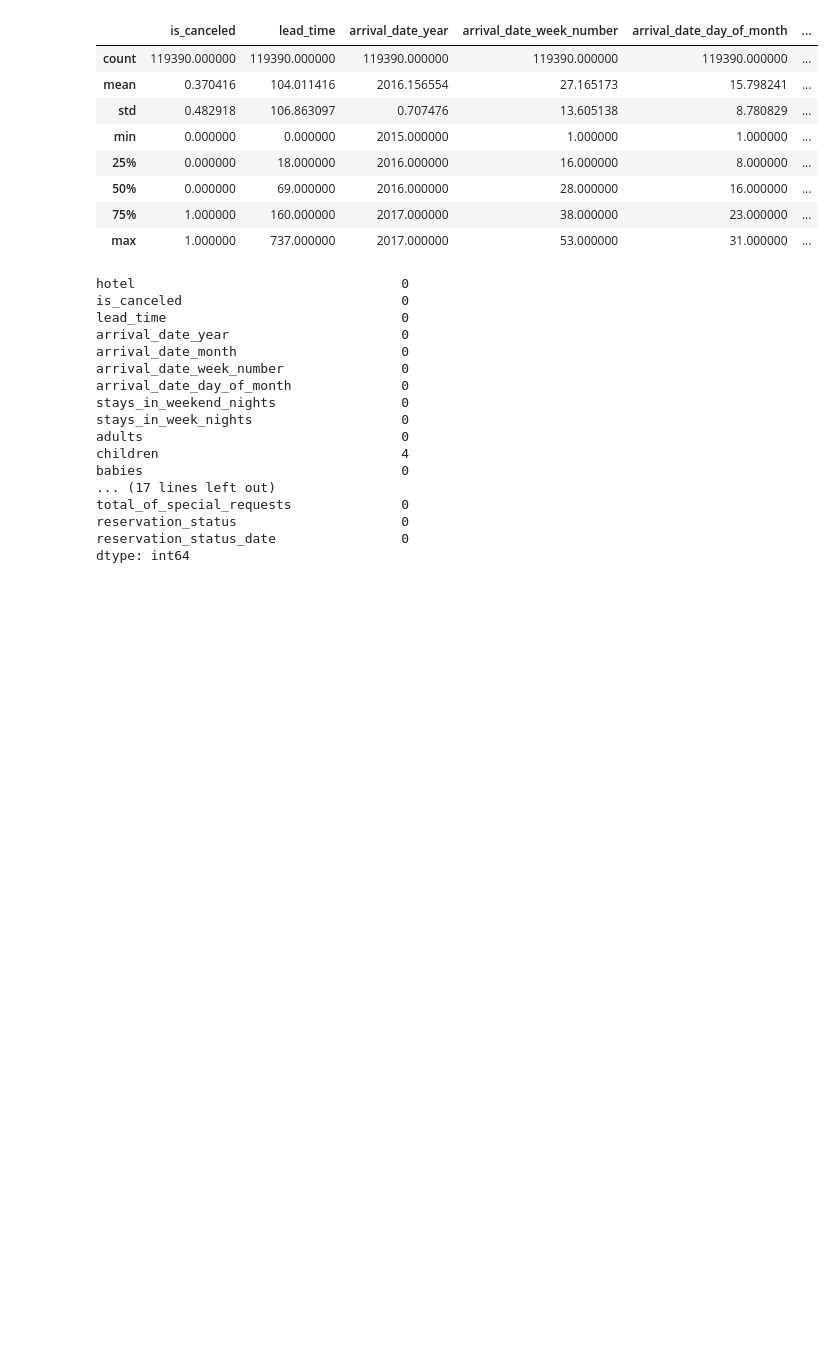
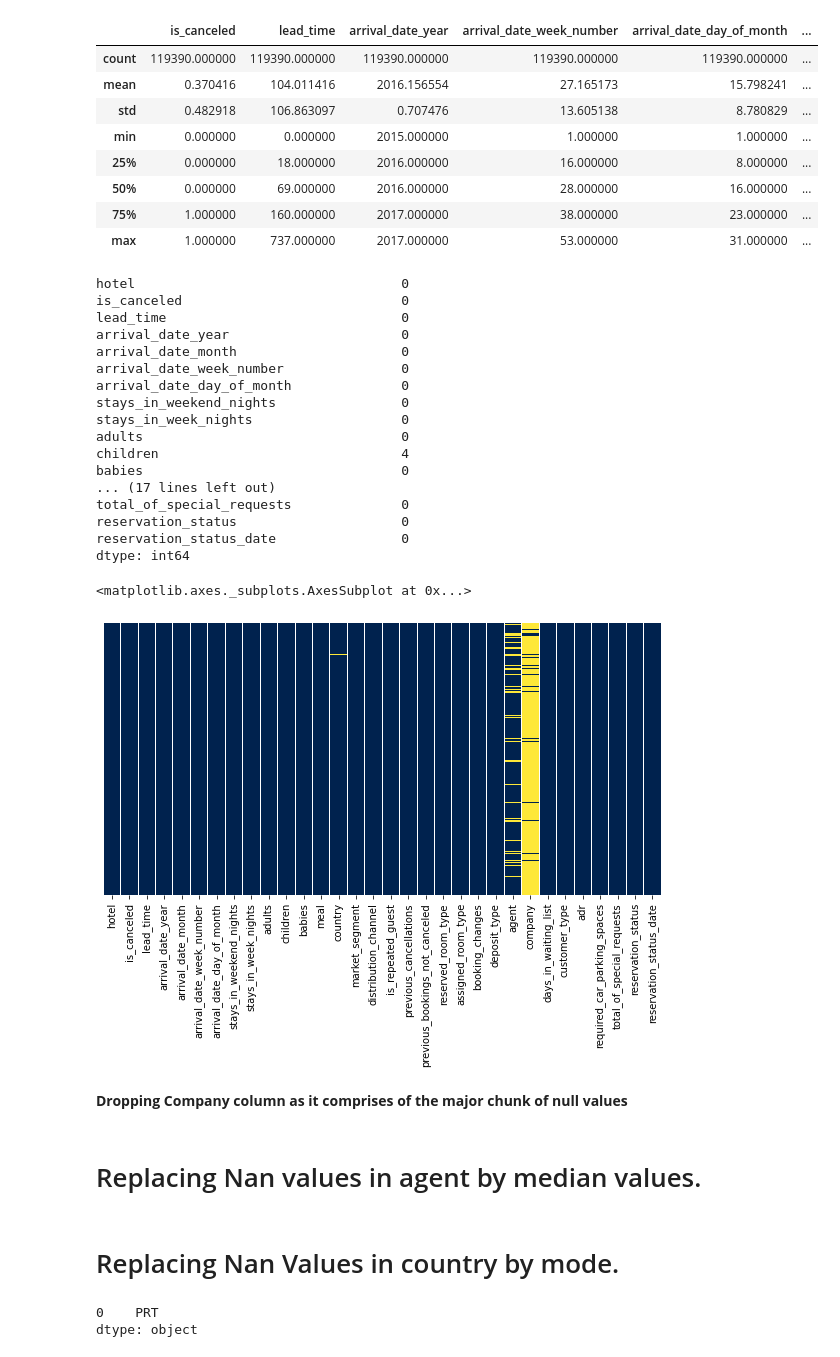
Before and after one commit to axpat/hotel_booking-EDA-notebook, a Jupyter notebook: Hotel_Booking_Analysis_Capstone_Project.ipynb, the cells around one changed output. Saved outputs shown, nothing was run; the diff lists cells and outputs as text; code cells hidden in the pictures; blank space fills up the shorter version.

```diff
--- a/Hotel_Booking_Analysis_Capstone_Project.ipynb
+++ b/Hotel_Booking_Analysis_Capstone_Project.ipynb
@@ -120,3 +120,10 @@ total_of_special_requests              0
 reservation_status                     0
 reservation_status_date                0
 dtype: int64
+# %%
+sns.heatmap(df.isnull(),yticklabels=False,cbar=False,cmap='cividis')
+# %% [output]
+<matplotlib.axes._subplots.AxesSubplot at 0x...>
+[figure, added]
+# %% [markdown]
+**Dropping Company column as it comprises of the major chunk of null values**
@@ -122,0 +132,2 @@ dtype: int64
+# %% [markdown]
+# Replacing Nan values in agent by median values.
@@ -122,0 +139,7 @@ dtype: int64
+# %% [markdown]
+# Replacing Nan Values in country by mode.
+# %%
+print(df['country'].mode())
+# %% [output]
+0    PRT
+dtype: object
```
Also changed, not shown: parts of 30 cells of this notebook.
